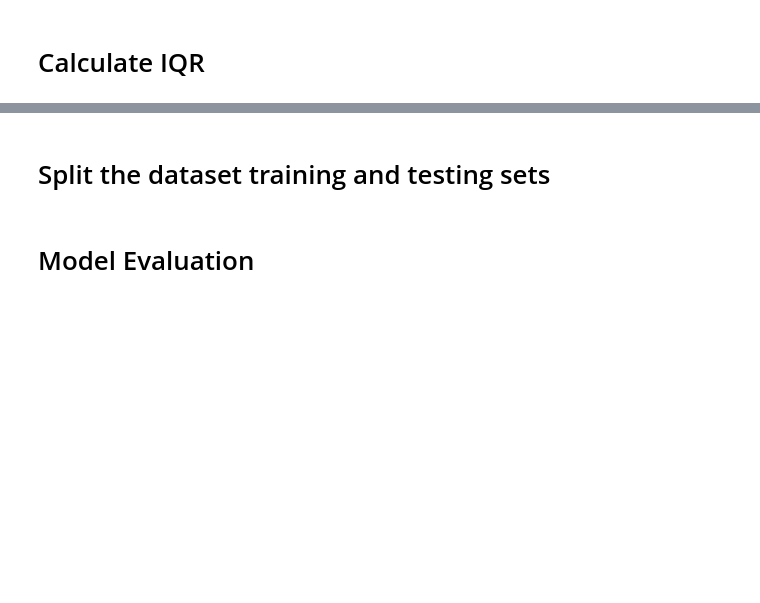
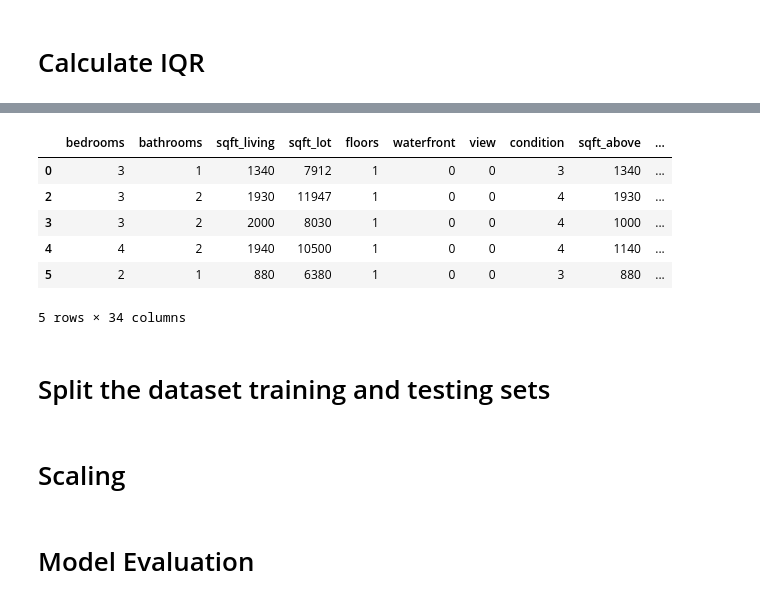
Before and after one commit to maqboolkazmii/ML1BootCamp, a Jupyter notebook: Day10_Linear_regression/data.ipynb, the cells around one changed output, grey strips where cells are left out. Drawn from its saved outputs; the diff is of its cells as text; code cells hidden in the pictures; blank space fills up the shorter version.

```diff
--- a/Day10_Linear_regression/data.ipynb
+++ b/Day10_Linear_regression/data.ipynb
@@ -189,0 +184,15 @@ df = df[~outliers.any(axis=1)]
+# %%
+from sklearn.preprocessing import OneHotEncoder
+import pandas as pd
+
+onehot_encoder = OneHotEncoder(sparse=False)  # Using sparse=False to get a dense array
+
+
+encoded_cities = onehot_encoder.fit_transform(df[['city']])
+
+# Create new columns for each category
+encoded_columns = [f'encoded_city_{i}' for i in range(encoded_cities.shape[1])]
+df[encoded_columns] = pd.DataFrame(encoded_cities, columns=encoded_columns)
+
+
+df.head()
@@ -190,11 +214,25 @@ df = df[~outliers.any(axis=1)]
 # %%
-X = df[['bedrooms',	'bathrooms',	'sqft_living',	'sqft_lot',	'floors',	'home_age',	'city_encoded']]
+X = df.drop(['price'], axis=1)
+
+#X = df[['bedrooms',	'bathrooms',	'sqft_living',	'sqft_lot',	'floors',	'home_age',	'city_encoded']]
 y = df[['price']]
+# %%
+X.head()
+# %% [output]
+|  | bedrooms | bathrooms | sqft_living | sqft_lot | floors | waterfront | view | condition | sqft_above | ... |
+| 0 | 3 | 1 | 1340 | 7912 | 1 | 0 | 0 | 3 | 1340 | ... |
+| 2 | 3 | 2 | 1930 | 11947 | 1 | 0 | 0 | 4 | 1930 | ... |
+| 3 | 3 | 2 | 2000 | 8030 | 1 | 0 | 0 | 4 | 1000 | ... |
+| 4 | 4 | 2 | 1940 | 10500 | 1 | 0 | 0 | 4 | 1140 | ... |
+| 5 | 2 | 1 | 880 | 6380 | 1 | 0 | 0 | 3 | 880 | ... |
+5 rows × 34 columns
 # %% [markdown]
 # Split the dataset  training and testing sets
 # %%
 
 X_train, X_test, y_train, y_test = train_test_split(X, y, test_size=0.2, random_state=42)
+# %% [markdown]
+# Scaling
 # %%
 from sklearn.preprocessing import StandardScaler
 scaler = StandardScaler()
```
Also changed, not shown: parts of 12 cells of this notebook, 1 other file.
